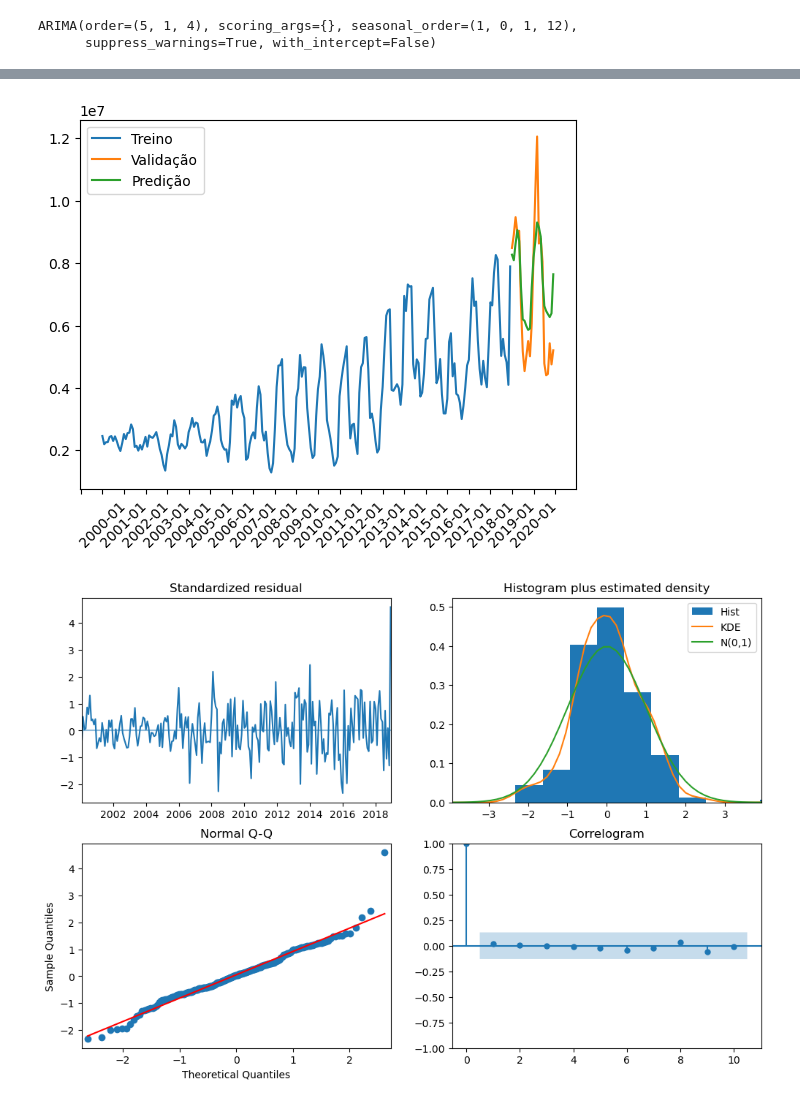
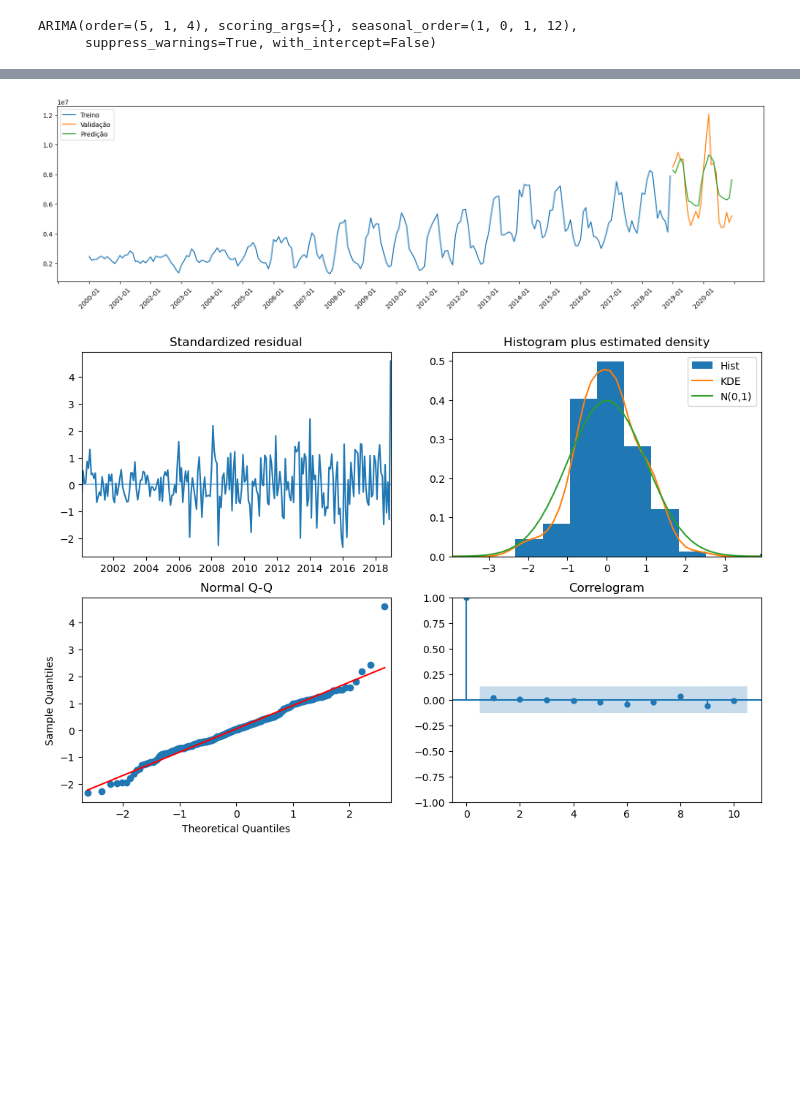
Before and after one commit to ppbgarcia/bootcamp20241, a Jupyter notebook: eda.ipynb, the cells around one changed output, grey strips where cells are left out. Saved outputs shown, nothing was run; the diff lists cells and outputs as text; code cells hidden in the pictures; blank space fills up the shorter version.

```diff
--- a/eda.ipynb
+++ b/eda.ipynb
@@ -126,17 +137,19 @@ Vnordeste = Vnordeste.groupby('data').sum('val_geracao')
 # %%
 forecast = model.predict(n_periods=len(Vnorte))
 forecast = pd.DataFrame(forecast,index = Vnorte.index,columns=['Prediction'])
 
 #plot the predictions for validation set
+plt.figure(figsize = (20,5))
 plt.plot(norte, label='Treino')
 plt.plot(Vnorte, label='Validação')
 plt.plot(forecast, label='Predição')
 plt.legend(loc='upper left')
 plt.gca().xaxis.set_major_locator(plt.MultipleLocator(12))
 plt.xticks(rotation = 45)
+
 plt.show()
 # %% [output]
-[figure, old version]
+[figure, new version]
 # %%
 model.plot_diagnostics(figsize=(12, 8))
 plt.show()
```
Also changed, not shown: parts of 5 cells of this notebook.
